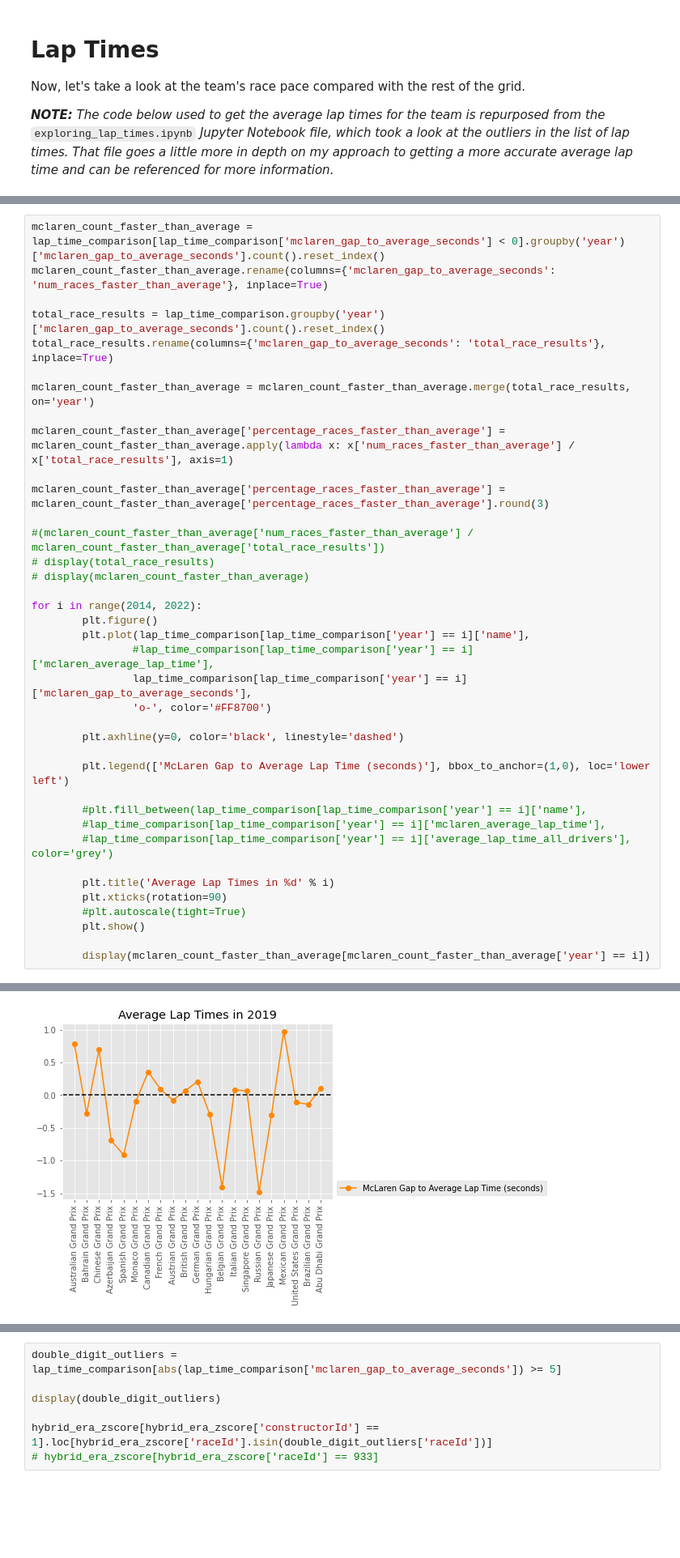
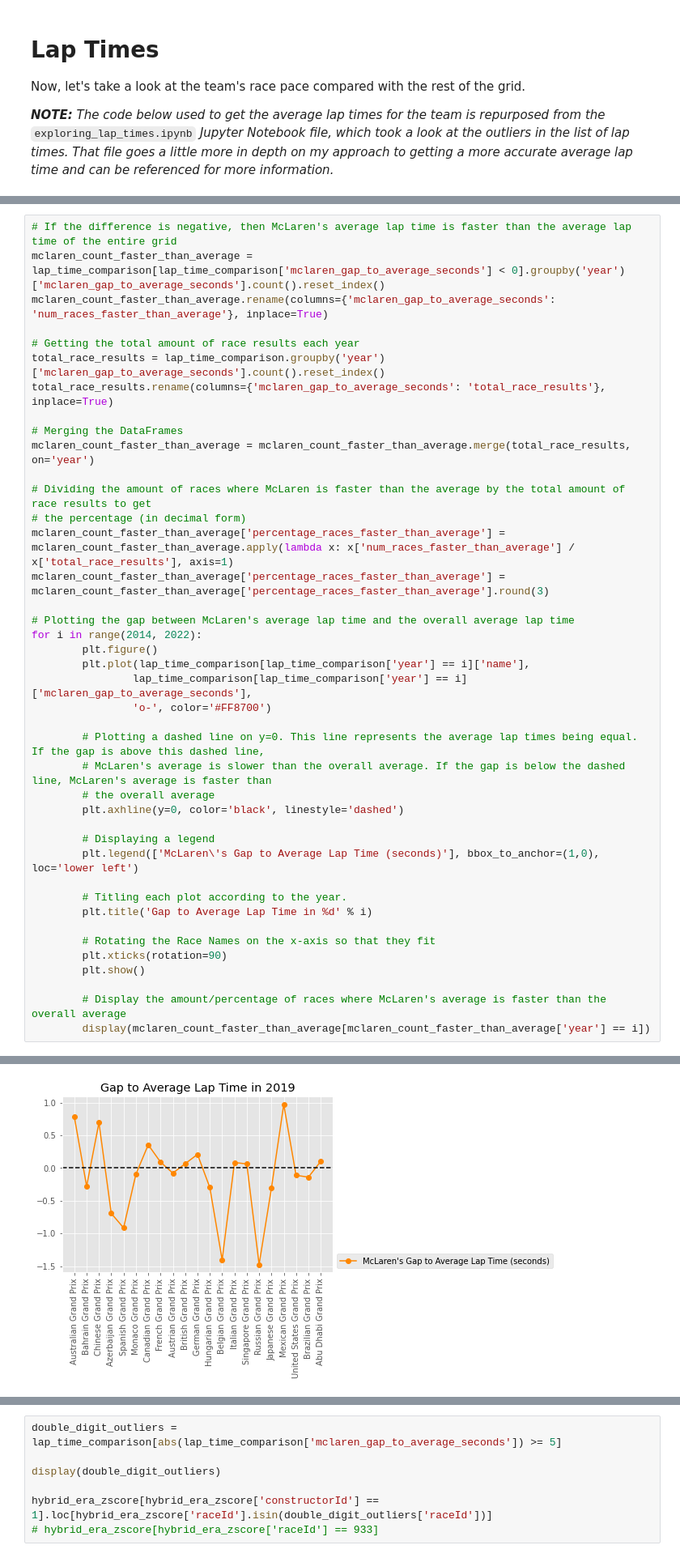
Before and after one commit to dannguyen216/f1-data-exploration, a Jupyter notebook: formula_one/mclaren_hybrid_era.ipynb, the cells around one changed output, grey strips where cells are left out. Shown at 81% size. Drawn from its saved outputs; the diff is of its cells as text; blank space fills up the shorter version.

```diff
--- a/formula_one/mclaren_hybrid_era.ipynb
+++ b/formula_one/mclaren_hybrid_era.ipynb
@@ -467,41 +471,44 @@ display(lap_time_comparison)
 | 146 | 1060 | 2021 | Austrian Grand Prix | 70101.525547 | 70607.526848 | -0.506 |
 147 rows × 6 columns
 # %%
+# If the difference is negative, then McLaren's average lap time is faster than the average lap time of the entire grid
 mclaren_count_faster_than_average = lap_time_comparison[lap_time_comparison['mclaren_gap_to_average_seconds'] < 0].groupby('year')['mclaren_gap_to_average_seconds'].count().reset_index()
 mclaren_count_faster_than_average.rename(columns={'mclaren_gap_to_average_seconds': 'num_races_faster_than_average'}, inplace=True)
 
+# Getting the total amount of race results each year
 total_race_results = lap_time_comparison.groupby('year')['mclaren_gap_to_average_seconds'].count().reset_index()
 total_race_results.rename(columns={'mclaren_gap_to_average_seconds': 'total_race_results'}, inplace=True)
 
+# Merging the DataFrames
 mclaren_count_faster_than_average = mclaren_count_faster_than_average.merge(total_race_results, on='year')
 
+# Dividing the amount of races where McLaren is faster than the average by the total amount of race results to get
+# the percentage (in decimal form)
 mclaren_count_faster_than_average['percentage_races_faster_than_average'] = mclaren_count_faster_than_average.apply(lambda x: x['num_races_faster_than_average'] / x['total_race_results'], axis=1)
-
 mclaren_count_faster_than_average['percentage_races_faster_than_average'] = mclaren_count_faster_than_average['percentage_races_faster_than_average'].round(3)
 
-#(mclaren_count_faster_than_average['num_races_faster_than_average'] / mclaren_count_faster_than_average['total_race_results'])
-# display(total_race_results)
-# display(mclaren_count_faster_than_average)
-
+# Plotting the gap between McLaren's average lap time and the overall average lap time
 for i in range(2014, 2022):
         plt.figure()
         plt.plot(lap_time_comparison[lap_time_comparison['year'] == i]['name'],
-                #lap_time_comparison[lap_time_comparison['year'] == i]['mclaren_average_lap_time'],
                 lap_time_comparison[lap_time_comparison['year'] == i]['mclaren_gap_to_average_seconds'],
                 'o-', color='#FF8700')
 
+        # Plotting a dashed line on y=0. This line represents the average lap times being equal. If the gap is above this dashed line,
+        # McLaren's average is slower than the overall average. If the gap is below the dashed line, McLaren's average is faster than
+        # the overall average
         plt.axhline(y=0, color='black', linestyle='dashed')
 
-        plt.legend(['McLaren Gap to Average Lap Time (seconds)'], bbox_to_anchor=(1,0), loc='lower left')
+        # Displaying a legend
+        plt.legend(['McLaren\'s Gap to Average Lap Time (seconds)'], bbox_to_anchor=(1,0), loc='lower left')
 
-        #plt.fill_between(lap_time_comparison[lap_time_comparison['year'] == i]['name'],
-        #lap_time_comparison[lap_time_comparison['year'] == i]['mclaren_average_lap_time'],
-        #lap_time_comparison[lap_time_comparison['year'] == i]['average_lap_time_all_drivers'], color='grey')
+        # Titling each plot according to the year.
+        plt.title('Gap to Average Lap Time in %d' % i)
 
-        plt.title('Average Lap Times in %d' % i)
+        # Rotating the Race Names on the x-axis so that they fit
         plt.xticks(rotation=90)
-        #plt.autoscale(tight=True)
         plt.show()
 
+        # Display the amount/percentage of races where McLaren's average is faster than the overall average
         display(mclaren_count_faster_than_average[mclaren_count_faster_than_average['year'] == i])
 # %% [output]
@@ -523,2 +530,2 @@ for i in range(2014, 2022):
-[figure, old version]
+[figure, new version]
 |  | year | num_races_faster_than_average | total_race_results | percentage_races_faster_than_average |
```
Also changed, not shown: parts of 6 cells of this notebook, 1 other file.
